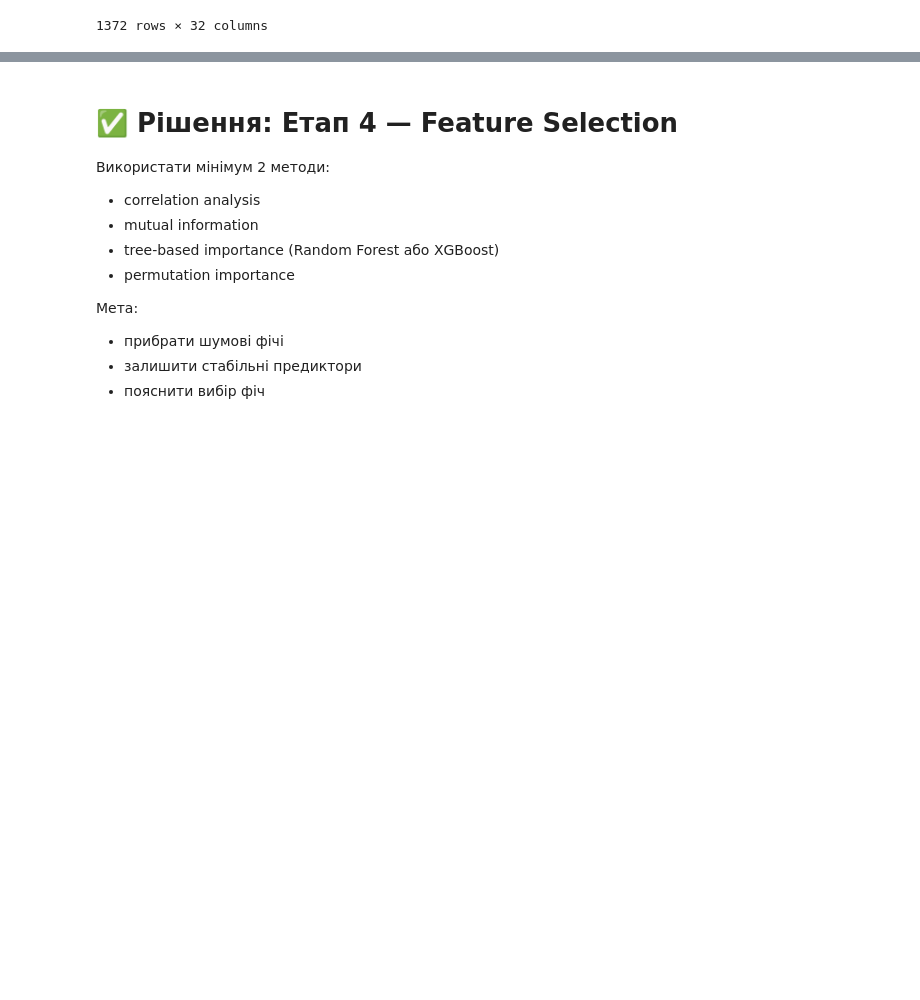
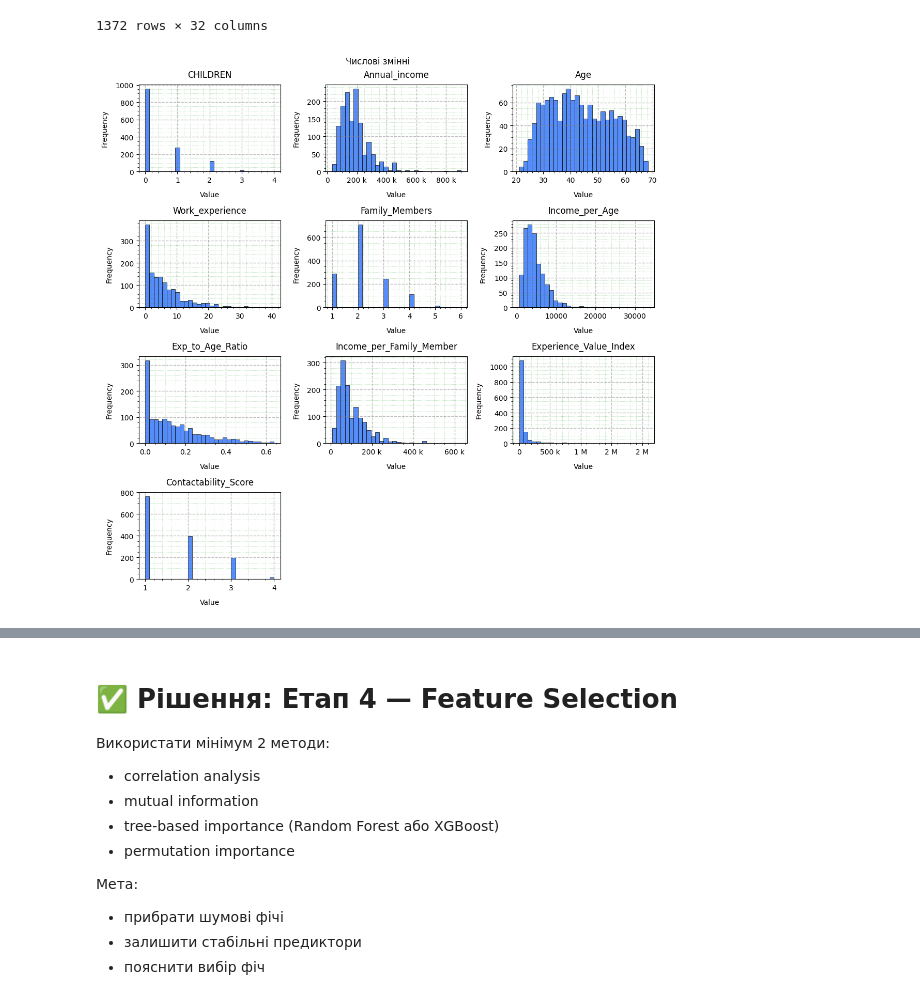
Before and after one commit to BogdanPinchuk/DataScience-PBY_HW20_Course_Project, a Jupyter notebook: Bohdan_Pinchuk_DS_HW20.ipynb, the cells around one changed output, grey strips where cells are left out. Drawn from its saved outputs; the diff is of its cells as text; code cells hidden in the pictures; blank space fills up the shorter version.

```diff
--- a/Bohdan_Pinchuk_DS_HW20.ipynb
+++ b/Bohdan_Pinchuk_DS_HW20.ipynb
@@ -1568,3 +1577,44 @@ display(credit_card_dataset)
 | 1370 | M | True | True | 0 | 116100 | Working | Secondary / secondary special | Married | ... |
 | 1371 | F | False | True | 0 | 67500 | Pensioner | Secondary / secondary special | Widow | ... |
 1372 rows × 32 columns
+# %%
+# Graphic results
+
+import numpy as np
+import matplotlib.pyplot as plt
+import matplotlib.ticker as ticker
+
+# Input data
+n_bins = 30
+n_columns = 3
+
+data_set = credit_card_dataset.copy()
+
+# Solution
+col_num_type = data_set.select_dtypes(include=np.number)
+
+axes = col_num_type.hist(layout=(-1, n_columns), figsize=(11, 11),
+                         bins=n_bins, edgecolor="black", linewidth=0.5, sharex=False, sharey=False)
+
+for i, ax in enumerate(axes.flatten()):
+    _, x_max = ax.get_xlim()
+    if x_max > 100000:
+        ax.xaxis.set_major_formatter(ticker.EngFormatter(places=0))
+
+    # _, y_max = ax.get_ylim()
+    # if y_max > 100000:
+    #     ax.yaxis.set_major_formatter(ticker.EngFormatter(places=0))
+
+    ax.grid(axis='both', visible=True, which='major', ls='--', linewidth=1.0, color='tab:gray')
+    ax.minorticks_on()
+    ax.grid(axis='both', visible=True, which='minor', ls=':', linewidth=0.5, color='tab:green')
+    ax.set_title(ax.get_title(), pad=10, loc='center', color='black')
+    ax.set_xlabel("Value", labelpad=10, loc='center', color='black')
+    ax.set_ylabel("Frequency", labelpad=10, loc='center', color='black')
+
+plt.suptitle("Числові змінні")
+
+plt.tight_layout()
+plt.show()
+# %% [output]
+[figure, added]
```
Also changed, not shown: parts of 5 cells of this notebook.
